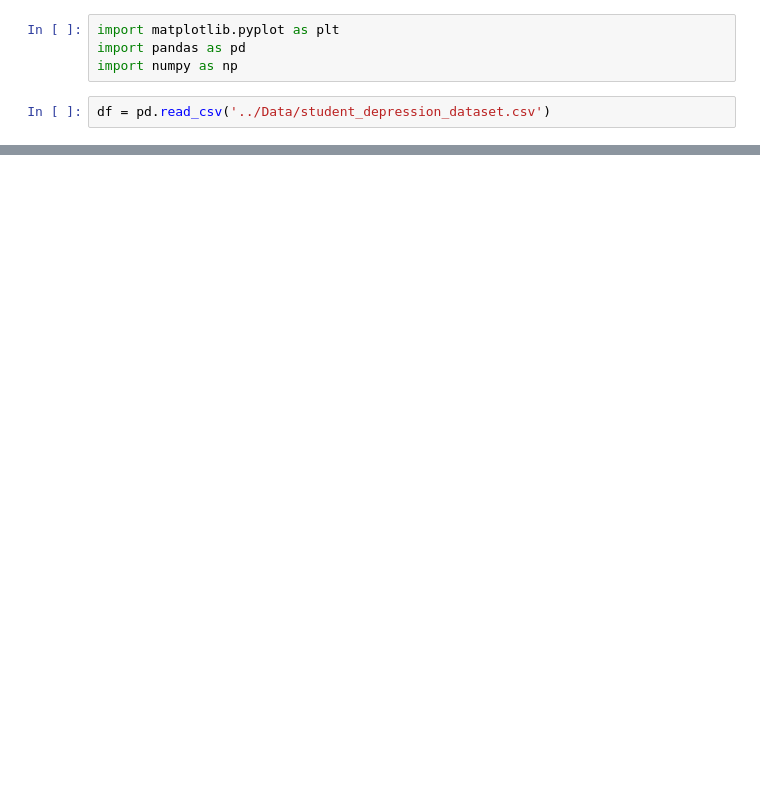
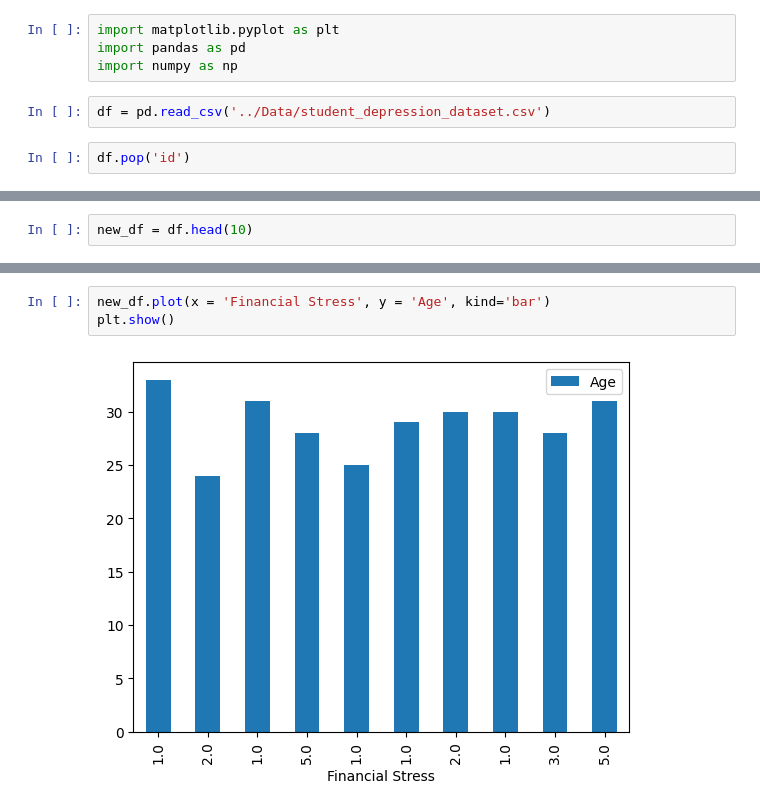
Before and after one commit to felixkdharma/Python, a Jupyter notebook: Training/Data Visualiztion.ipynb, the cells around one changed output, grey strips where cells are left out. Cells and saved outputs as stored; diff of their text form; blank space fills up the shorter version.

Commit message:
Data Visualization Matplotlib on progress

```diff
--- a/Training/Data Visualiztion.ipynb
+++ b/Training/Data Visualiztion.ipynb
@@ -52,3 +34,5 @@ import pandas as pd
 import numpy as np
 # %%
 df = pd.read_csv('../Data/student_depression_dataset.csv')
+# %%
+df.pop('id')
@@ -54,0 +52,2 @@ df = pd.read_csv('../Data/student_depression_dataset.csv')
+# %%
+new_df = df.head(10)
@@ -54,0 +68,5 @@ df = pd.read_csv('../Data/student_depression_dataset.csv')
+# %%
+new_df.plot(x = 'Financial Stress', y = 'Age', kind='bar')
+plt.show()
+# %% [output]
+[figure, added]
```
Also changed, not shown: parts of 6 cells of this notebook.
